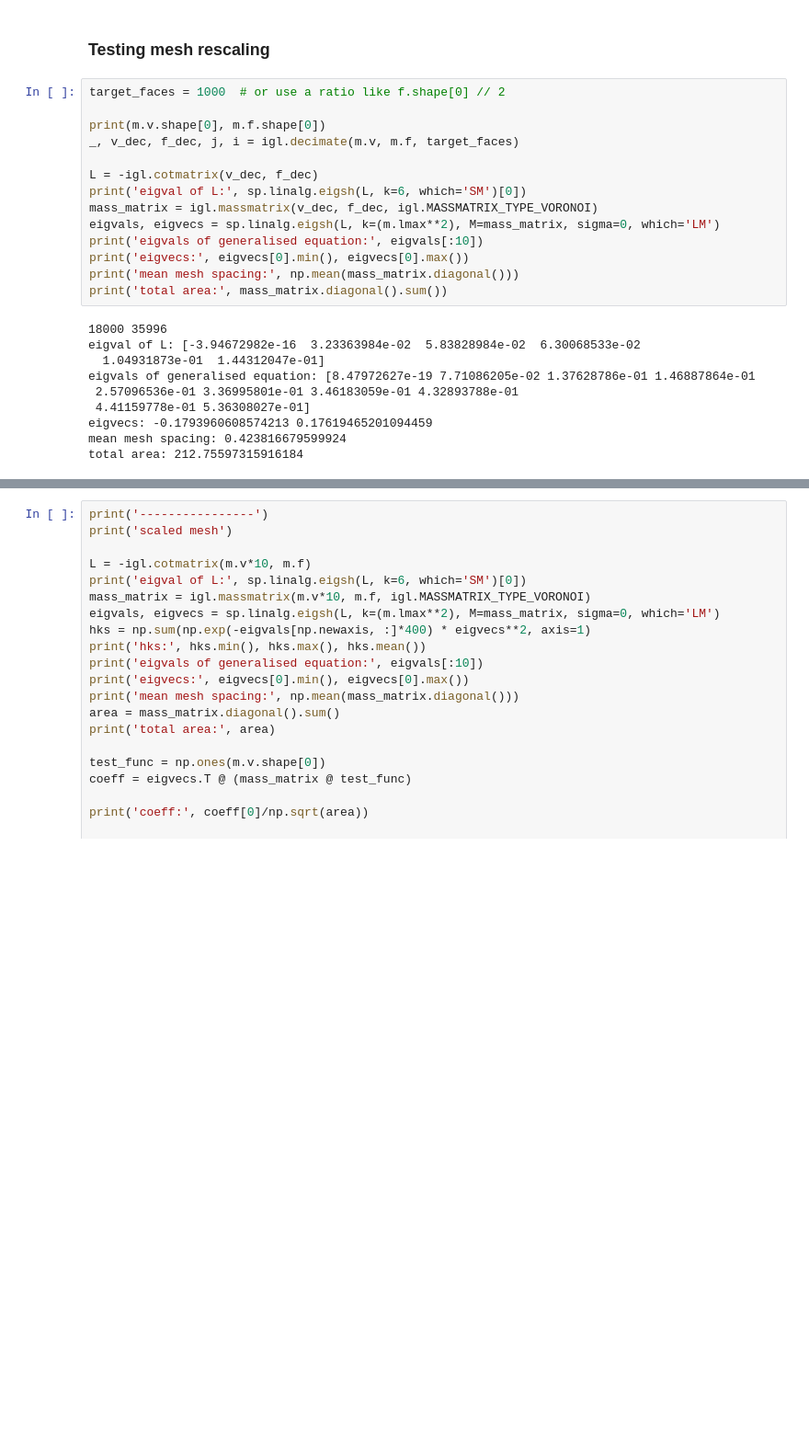
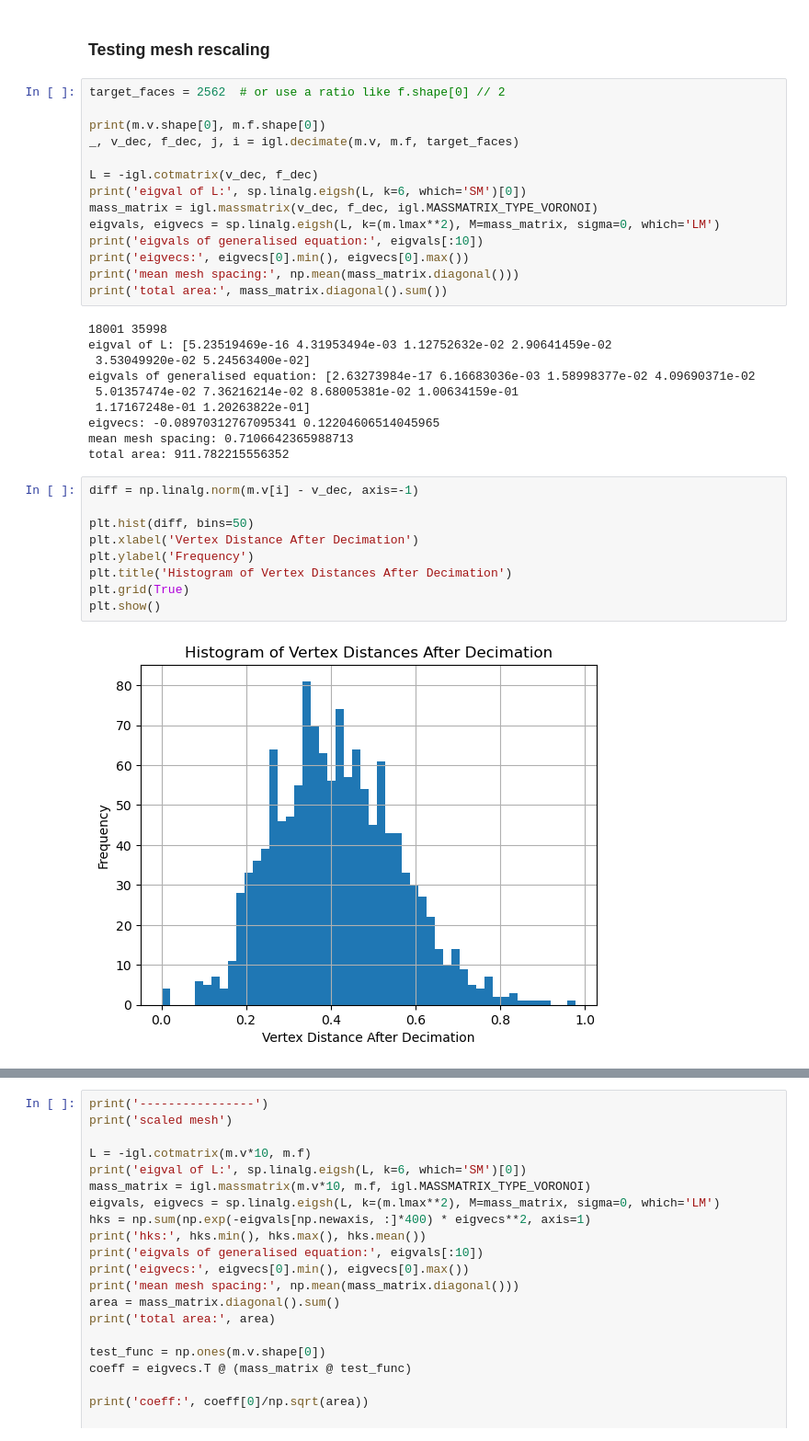
Before and after one commit to Irene-Li/SphericalHarmonics, a Jupyter notebook: fate_marker_example.ipynb, the cells around one changed output, grey strips where cells are left out. Shown at 92% size. Cells and saved outputs as stored; diff of their text form; blank space fills up the shorter version.

```diff
--- a/fate_marker_example.ipynb
+++ b/fate_marker_example.ipynb
@@ -120,7 +124,7 @@ indices = [m.field_names.index(annotation_names[name]) for name in correct_order
 # %% [markdown]
 ### Testing mesh rescaling
 # %%
-target_faces = 1000  # or use a ratio like f.shape[0] // 2
+target_faces = 2562  # or use a ratio like f.shape[0] // 2
 
 print(m.v.shape[0], m.f.shape[0])
 _, v_dec, f_dec, j, i = igl.decimate(m.v, m.f, target_faces)
@@ -134,12 +138,23 @@ print('eigvecs:', eigvecs[0].min(), eigvecs[0].max())
 print('mean mesh spacing:', np.mean(mass_matrix.diagonal()))
 print('total area:', mass_matrix.diagonal().sum())
 # %% [output]
-18000 35996
-eigval of L: [-3.94672982e-16  3.23363984e-02  5.83828984e-02  6.30068533e-02
-  1.04931873e-01  1.44312047e-01]
-eigvals of generalised equation: [8.47972627e-19 7.71086205e-02 1.37628786e-01 1.46887864e-01
- 2.57096536e-01 3.36995801e-01 3.46183059e-01 4.32893788e-01
- 4.41159778e-01 5.36308027e-01]
-eigvecs: -0.1793960608574213 0.17619465201094459
-mean mesh spacing: 0.423816679599924
-total area: 212.75597315916184
+18001 35998
+eigval of L: [5.23519469e-16 4.31953494e-03 1.12752632e-02 2.90641459e-02
+ 3.53049920e-02 5.24563400e-02]
+eigvals of generalised equation: [2.63273984e-17 6.16683036e-03 1.58998377e-02 4.09690371e-02
+ 5.01357474e-02 7.36216214e-02 8.68005381e-02 1.00634159e-01
+ 1.17167248e-01 1.20263822e-01]
+eigvecs: -0.08970312767095341 0.12204606514045965
+mean mesh spacing: 0.7106642365988713
+total area: 911.782215556352
+# %%
+diff = np.linalg.norm(m.v[i] - v_dec, axis=-1)
+
+plt.hist(diff, bins=50)
+plt.xlabel('Vertex Distance After Decimation')
+plt.ylabel('Frequency')
+plt.title('Histogram of Vertex Distances After Decimation')
+plt.grid(True)
+plt.show()
+# %% [output]
+[figure, added]
```
Also changed, not shown: parts of 4 cells of this notebook, 40 other files.
